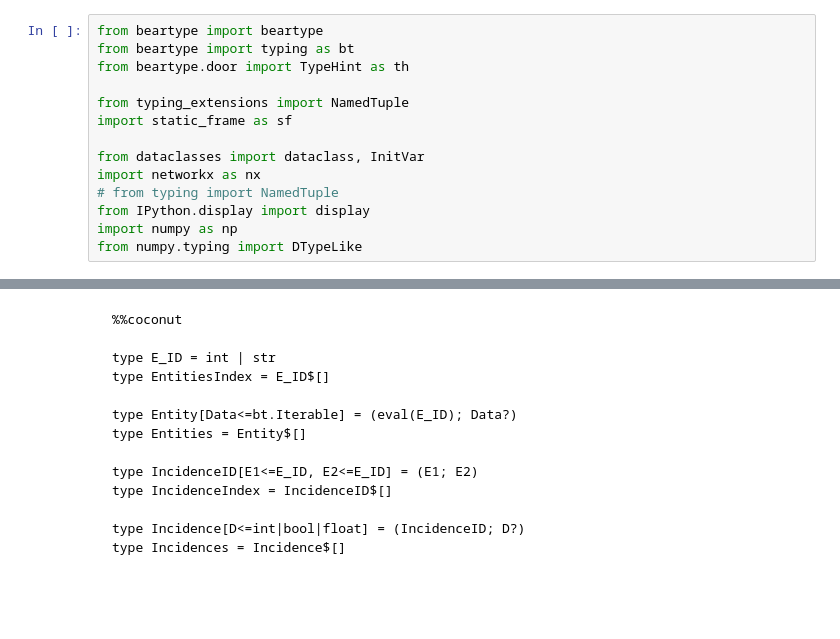
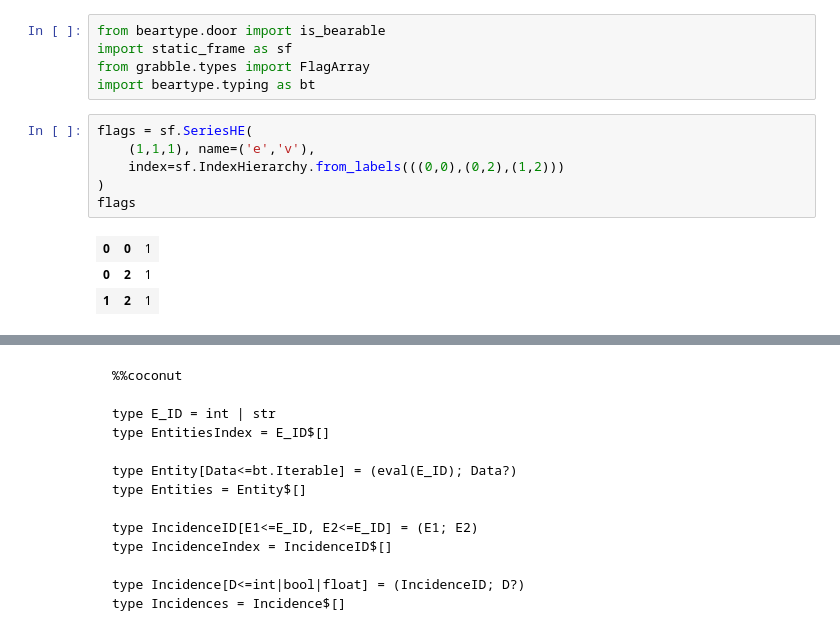
Before and after one commit to usnistgov/grabble, a Jupyter notebook: notebooks/beartyped-static-frames.ipynb, the cells around one changed output, grey strips where cells are left out. Drawn from its saved outputs; the diff is of its cells as text; blank space fills up the shorter version.

```diff
--- a/notebooks/beartyped-static-frames.ipynb
+++ b/notebooks/beartyped-static-frames.ipynb
@@ -1,14 +1,15 @@
-# %%
-from beartype import beartype
-from beartype import typing as bt
-from beartype.door import TypeHint as th
-
-from typing_extensions import NamedTuple
-import static_frame as sf
-
-from dataclasses import dataclass, InitVar
-import networkx as nx
-# from typing import NamedTuple
-from IPython.display import display
-import numpy as np
-from numpy.typing import DTypeLike
+# %%
+from beartype.door import is_bearable
+import static_frame as sf
+from grabble.types import FlagArray
+import beartype.typing as bt
+# %%
+flags = sf.SeriesHE(
+    (1,1,1), name=('e','v'),
+    index=sf.IndexHierarchy.from_labels(((0,0),(0,2),(1,2)))
+)
+flags
+# %% [output]
+| 0 | 0 | 1 |
+| 0 | 2 | 1 |
+| 1 | 2 | 1 |
```
Also changed, not shown: parts of 4 cells of this notebook, 2 other files.
